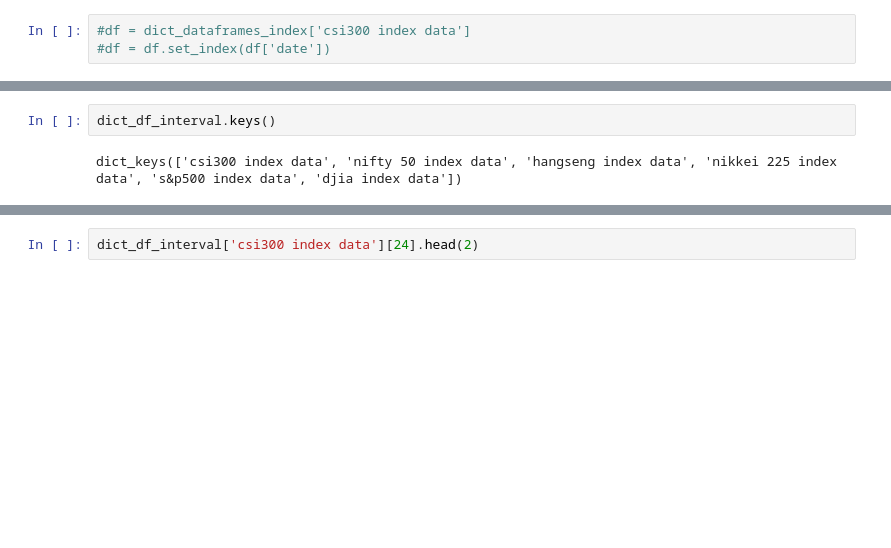
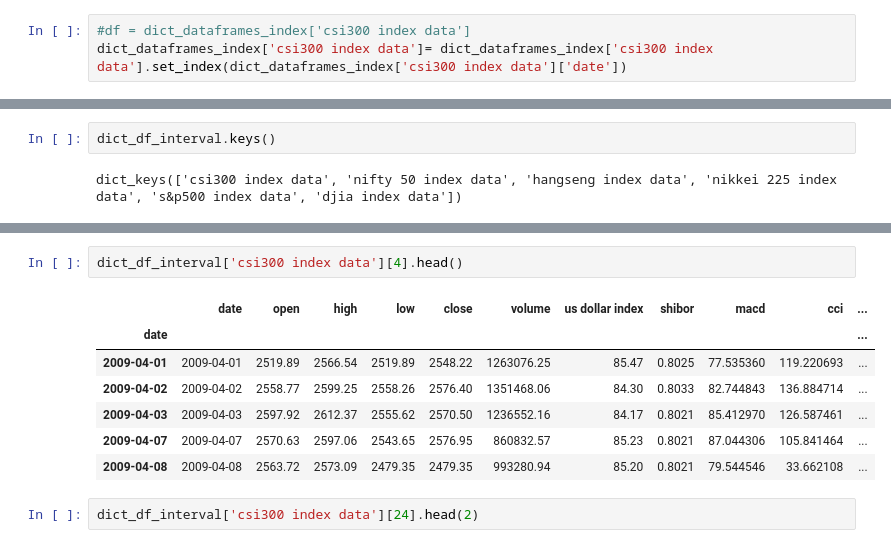
Before and after one commit to timothyyu/wsae-lstm, a Jupyter notebook: notebooks/archived/1d_train_test_split_exploration.ipynb, the cells around one changed output, grey strips where cells are left out. Drawn from its saved outputs; the diff is of its cells as text; blank space fills up the shorter version.

```diff
--- a/notebooks/1d_train_test_split_exploration.ipynb
+++ b/notebooks/archived/1d_train_test_split_exploration.ipynb
@@ -44,7 +44,7 @@ dict_dataframes_index['csi300 index data'].head(2)
 | 1 | 2008-07-02 | 2702.63 | 2745.94 | 2670.06 | 2699.60 | 279163.65 | 71.99 | 2.7238 | -213.732249 | -139.719688 | ... |
 # %%
 #df = dict_dataframes_index['csi300 index data']
-#df = df.set_index(df['date'])
+dict_dataframes_index['csi300 index data']= dict_dataframes_index['csi300 index data'].set_index(dict_dataframes_index['csi300 index data']['date'])
 # %%
 # df_tvt1 = df[(df['date'] >= '2008-7-01') & (df['date'] <= '2011-01-01')]
 # df_tvt2 = df[(df['date'] >= '2008-10-01') & (df['date'] <= '2011-04-01')]
@@ -93,6 +93,16 @@ dict_df_interval['csi300 index data'][1].head(2)
 | date |  |  |  |  |  |  |  |  |  |  | ... |
 | 2008-07-01 | 2008-07-01 | 2799.20 | 2809.38 | 2690.18 | 2698.35 | 288515.85 | 72.34 | 2.5006 | -213.078565 | -128.949052 | ... |
 | 2008-07-02 | 2008-07-02 | 2702.63 | 2745.94 | 2670.06 | 2699.60 | 279163.65 | 71.99 | 2.7238 | -213.732249 | -139.719688 | ... |
+# %%
+dict_df_interval['csi300 index data'][4].head()
+# %% [output]
+|  | date | open | high | low | close | volume | us dollar index | shibor | macd | cci | ... |
+| date |  |  |  |  |  |  |  |  |  |  | ... |
+| 2009-04-01 | 2009-04-01 | 2519.89 | 2566.54 | 2519.89 | 2548.22 | 1263076.25 | 85.47 | 0.8025 | 77.535360 | 119.220693 | ... |
+| 2009-04-02 | 2009-04-02 | 2558.77 | 2599.25 | 2558.26 | 2576.40 | 1351468.06 | 84.30 | 0.8033 | 82.744843 | 136.884714 | ... |
+| 2009-04-03 | 2009-04-03 | 2597.92 | 2612.37 | 2555.62 | 2570.50 | 1236552.16 | 84.17 | 0.8021 | 85.412970 | 126.587461 | ... |
+| 2009-04-07 | 2009-04-07 | 2570.63 | 2597.06 | 2543.65 | 2576.95 | 860832.57 | 85.23 | 0.8021 | 87.044306 | 105.841464 | ... |
+| 2009-04-08 | 2009-04-08 | 2563.72 | 2573.09 | 2479.35 | 2479.35 | 993280.94 | 85.20 | 0.8021 | 79.544546 | 33.662108 | ... |
 # %%
 dict_df_interval['csi300 index data'][24].head(2)
 # %% [output]
```
Also changed, not shown: parts of 5 cells of this notebook, 4 other files.
